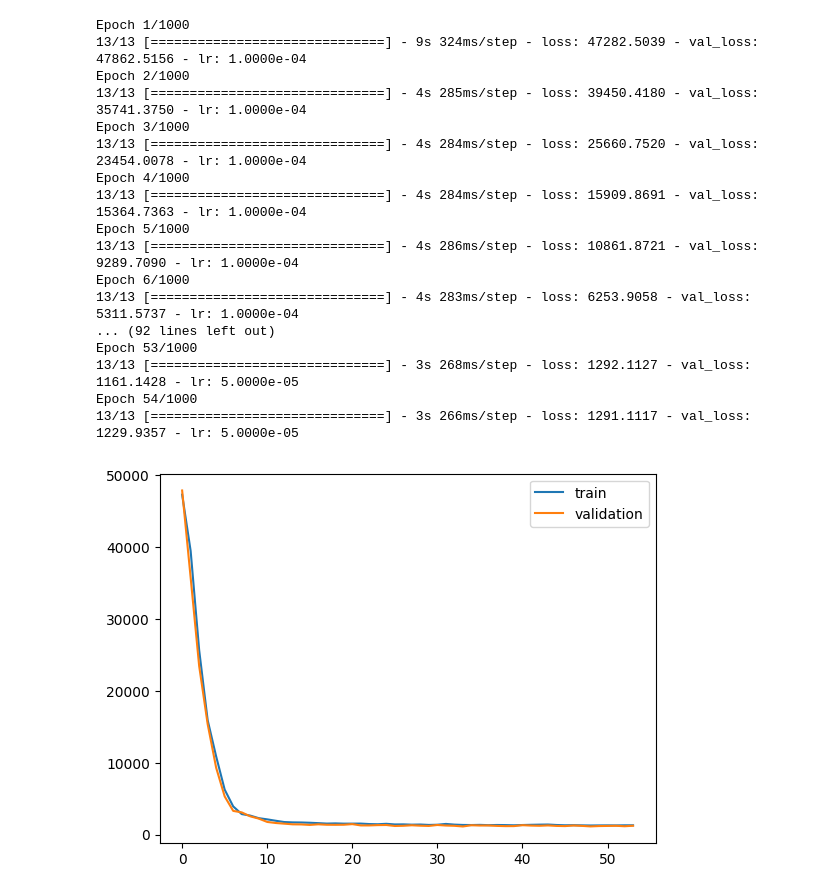
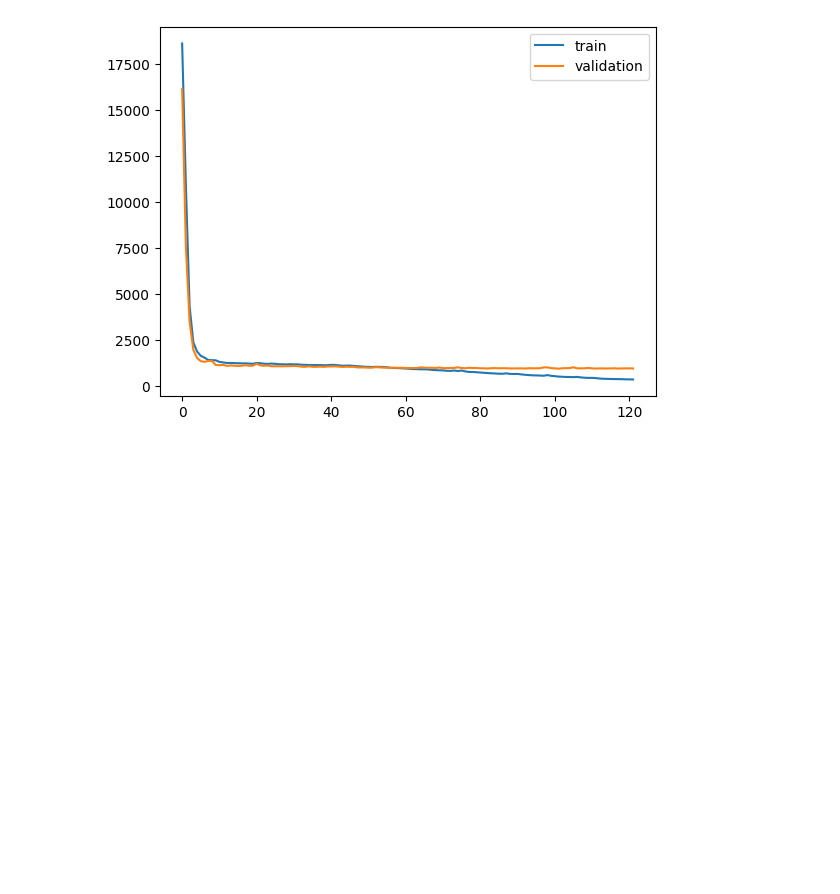
Before and after one commit to renanklehm/true-sight, a Jupyter notebook: h_synthetic.ipynb, the cells around one changed output. Saved outputs shown, nothing was run; the diff lists cells and outputs as text; code cells hidden in the pictures; blank space fills up the shorter version.

```diff
--- a/h_synthetic.ipynb
+++ b/h_synthetic.ipynb
@@ -22,12 +22,16 @@ df = generate_syntetic_data(num_time_steps, season_length, 500)
 # %%
 from statsforecast.models import SeasonalNaive, AutoETS, AutoARIMA
 from sklearn.linear_model import LinearRegression
+from xgboost.sklearn import XGBRegressor
+from sklearn.tree import DecisionTreeRegressor
 from truesight.utils import ModelWrapper
 
 models = [
     ModelWrapper(LinearRegression, horizon=forecast_horizon, season_length=season_length, alias="LinearRegression"),
     ModelWrapper(AutoETS, horizon=forecast_horizon, season_length=season_length),
     ModelWrapper(AutoARIMA, horizon=forecast_horizon, season_length=season_length),
+    ModelWrapper(DecisionTreeRegressor, horizon=forecast_horizon, alias="DecisionTreeRegressor"),
+    ModelWrapper(XGBRegressor, horizon=forecast_horizon, alias="XGBRegressor")
 ]
 
 preprocessor = Preprocessor(df)
@@ -47,41 +51,24 @@ callbacks = [
 # %%
 models_nocov = models[-1:]
 X_train_nocov = X_train[-1:]
 X_val_nocov = X_val[-1:]
 
 optimizer = tf.keras.optimizers.Adam(learning_rate=0.0001)
-ts_nocov = TrueSight(models_nocov, forecast_horizon, filter_size = 64, context_size = 256, hidden_size = 1024, dropout_rate = 0.1)
+ts_nocov = TrueSight(models_nocov, num_time_steps, filter_size = 256, context_size = 512, hidden_size = 1024, dropout_rate = 0.1)
 ts_nocov.compile(optimizer=optimizer, loss='mse')
 
 ts_nocov.fit(
     x = X_train_nocov, y = Y_train,
     validation_data = [X_val_nocov, Y_val],
     batch_size = 32,
     epochs = 1000,
-    verbose = True,
+    verbose = False,
     callbacks = callbacks,
 )
 ts_nocov.plot_training_history()
 ts_nocov.save_weights('nocov.h5')
 # %% [output]
-Epoch 1/1000
-13/13 [==============================] - 9s 324ms/step - loss: 47282.5039 - val_loss: 47862.5156 - lr: 1.0000e-04
-Epoch 2/1000
-13/13 [==============================] - 4s 285ms/step - loss: 39450.4180 - val_loss: 35741.3750 - lr: 1.0000e-04
-Epoch 3/1000
-13/13 [==============================] - 4s 284ms/step - loss: 25660.7520 - val_loss: 23454.0078 - lr: 1.0000e-04
-Epoch 4/1000
-13/13 [==============================] - 4s 284ms/step - loss: 15909.8691 - val_loss: 15364.7363 - lr: 1.0000e-04
-Epoch 5/1000
-13/13 [==============================] - 4s 286ms/step - loss: 10861.8721 - val_loss: 9289.7090 - lr: 1.0000e-04
-Epoch 6/1000
-13/13 [==============================] - 4s 283ms/step - loss: 6253.9058 - val_loss: 5311.5737 - lr: 1.0000e-04
-... (92 lines left out)
-Epoch 53/1000
-13/13 [==============================] - 3s 268ms/step - loss: 1292.1127 - val_loss: 1161.1428 - lr: 5.0000e-05
-Epoch 54/1000
-13/13 [==============================] - 3s 266ms/step - loss: 1291.1117 - val_loss: 1229.9357 - lr: 5.0000e-05
-[figure, old version]
+[figure, new version]
 # %%
 models_wcov = models.copy()
 X_train_wcov = X_train.copy()
```
Also changed, not shown: parts of 9 cells of this notebook, 4 other files.
